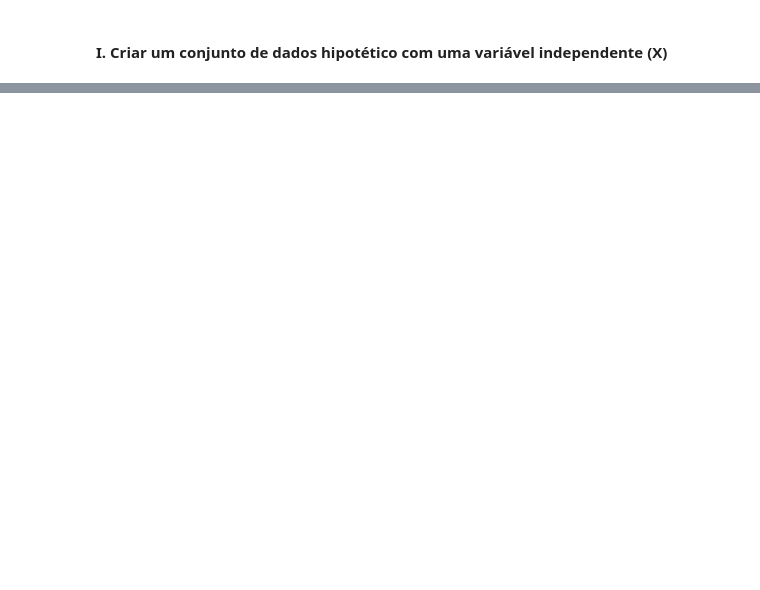
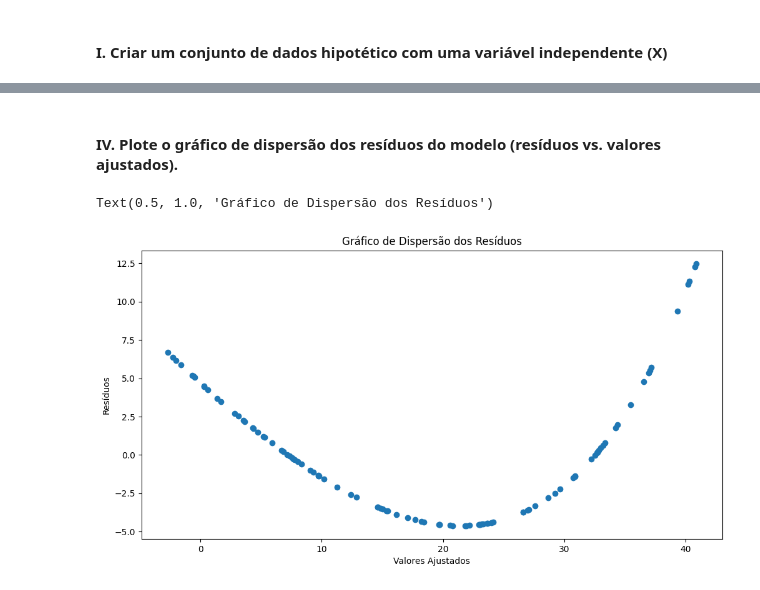
Before and after one commit to glaucofilho/CEDS-805, a Jupyter notebook: Exercicios/heterocedasticidade_e_linearizacao.ipynb, the cells around one changed output, grey strips where cells are left out. Cells and saved outputs as stored; diff of their text form; code cells hidden in the pictures; blank space fills up the shorter version.

```diff
--- a/Exercicios/heterocedasticidade_e_linearizacao.ipynb
+++ b/Exercicios/heterocedasticidade_e_linearizacao.ipynb
@@ -29,21 +19,5 @@ import pandas as pd
 # %%
 # Criando um conjunto de dados Fake
 np.random.seed(11102023)
-X = 25 * np.random.rand(100, 1)  # Variável independente X
-Y = 27 * X + np.random.randn(100, 1)  # Variável dependente Y com ruído
-X = [x[0] for x in X] # Converte em uma lista simples
-Y = [y[0] for y in Y] # Converte em uma lista simples
-
-data = {
-    'gastos': X,
-    'renda': Y
-}
-
-
-# Converter para um DataFrame do pandas
-df = pd.DataFrame(data)
-print(df)
-
-# Converter para um DataFrame do pandas utilizando log
-df_log = np.log(pd.DataFrame(data))
-print(df_log)
+X = np.random.rand(100) * 10
+X = [x for x in X] # Converte em uma lista simples
@@ -113,0 +26,5 @@ Notes:
+# %%
+a = 4
+b = 0.27
+Y = a * np.exp(b * np.array(X))
+Y = [y for y in Y] # Converte em uma lista simples
@@ -113,0 +33,9 @@ Notes:
+# %%
+data = {"X":X,"Y":Y}
+df = pd.DataFrame(data)
+target = df.Y
+features = df.drop("Y", axis=1)
+features = sm.add_constant(features)
+
+model = sm.OLS(target, features).fit()
+print(model.summary())
@@ -113,0 +60,11 @@ Notes:
+# %% [markdown]
+#### IV. Plote o gráfico de dispersão dos resíduos do modelo (resíduos vs. valores ajustados).
+# %%
+plt.figure(figsize=(12, 6))
+plt.scatter(model.fittedvalues, model.resid)
+plt.xlabel("Valores Ajustados")
+plt.ylabel("Resíduos")
+plt.title("Gráfico de Dispersão dos Resíduos")
+# %% [output]
+Text(0.5, 1.0, 'Gráfico de Dispersão dos Resíduos')
+[figure, added]
```
Also changed, not shown: parts of 17 cells of this notebook, 1 other file.
